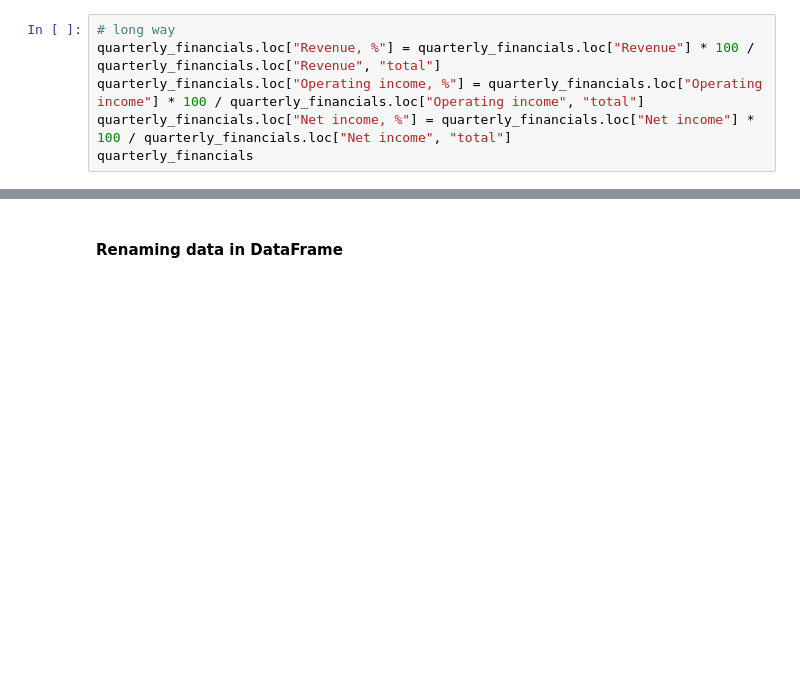
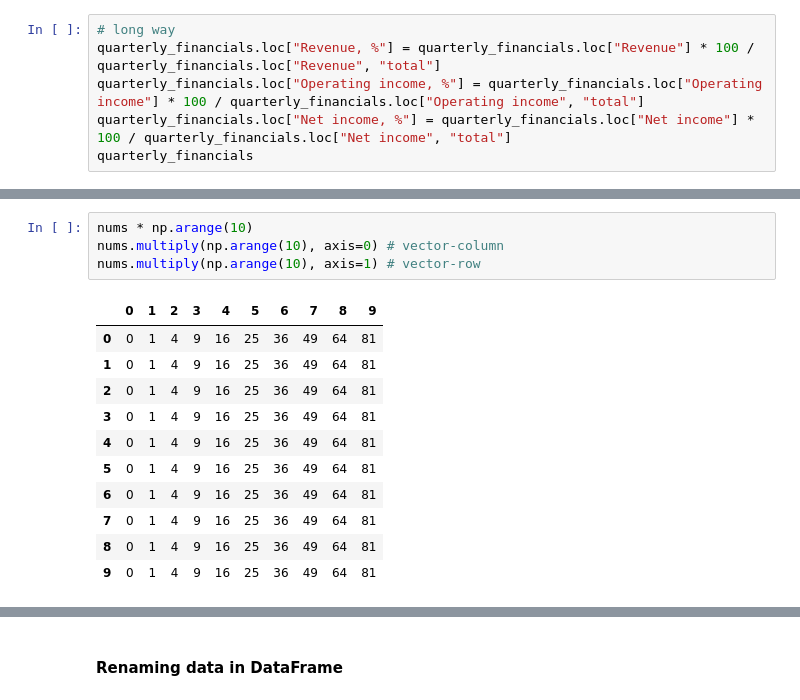
Before and after one commit to Segun228/Python_guides, a Jupyter notebook: t_pandas_guide/extended_pandas_guide.ipynb, the cells around one changed output, grey strips where cells are left out. Saved outputs shown, nothing was run; the diff lists cells and outputs as text; blank space fills up the shorter version.

```diff
--- a/t_pandas_guide/extended_pandas_guide.ipynb
+++ b/t_pandas_guide/extended_pandas_guide.ipynb
@@ -1423,0 +1011,16 @@ Length: 3, dtype: Float64' has dtype incompatible with int64, please explicitly
+# %%
+nums * np.arange(10)
+nums.multiply(np.arange(10), axis=0) # vector-column
+nums.multiply(np.arange(10), axis=1) # vector-row
+# %% [output]
+|  | 0 | 1 | 2 | 3 | 4 | 5 | 6 | 7 | 8 | 9 |
+| 0 | 0 | 1 | 4 | 9 | 16 | 25 | 36 | 49 | 64 | 81 |
+| 1 | 0 | 1 | 4 | 9 | 16 | 25 | 36 | 49 | 64 | 81 |
+| 2 | 0 | 1 | 4 | 9 | 16 | 25 | 36 | 49 | 64 | 81 |
+| 3 | 0 | 1 | 4 | 9 | 16 | 25 | 36 | 49 | 64 | 81 |
+| 4 | 0 | 1 | 4 | 9 | 16 | 25 | 36 | 49 | 64 | 81 |
+| 5 | 0 | 1 | 4 | 9 | 16 | 25 | 36 | 49 | 64 | 81 |
+| 6 | 0 | 1 | 4 | 9 | 16 | 25 | 36 | 49 | 64 | 81 |
+| 7 | 0 | 1 | 4 | 9 | 16 | 25 | 36 | 49 | 64 | 81 |
+| 8 | 0 | 1 | 4 | 9 | 16 | 25 | 36 | 49 | 64 | 81 |
+| 9 | 0 | 1 | 4 | 9 | 16 | 25 | 36 | 49 | 64 | 81 |
```
Also changed, not shown: parts of 73 cells of this notebook, 1 other file.
